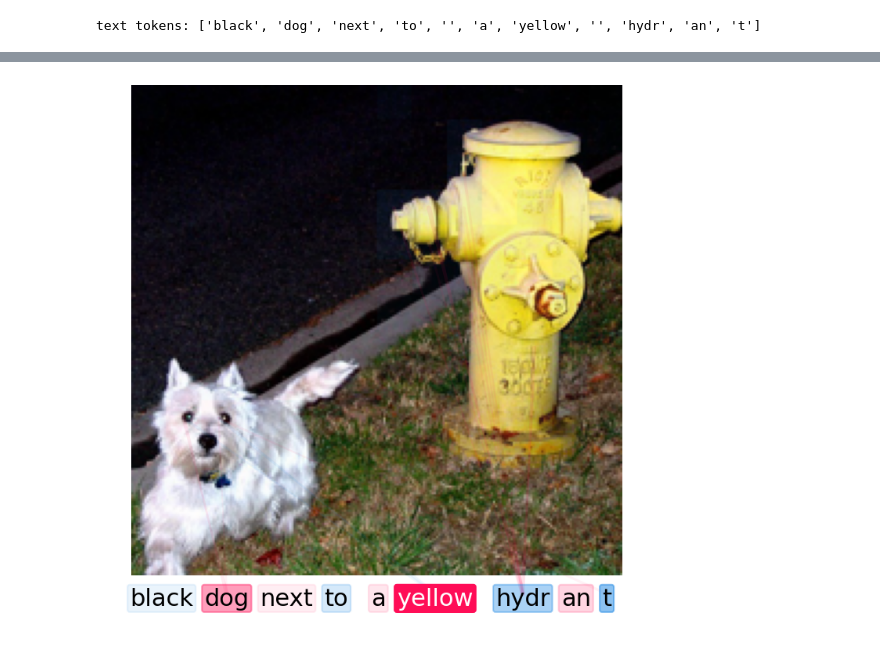
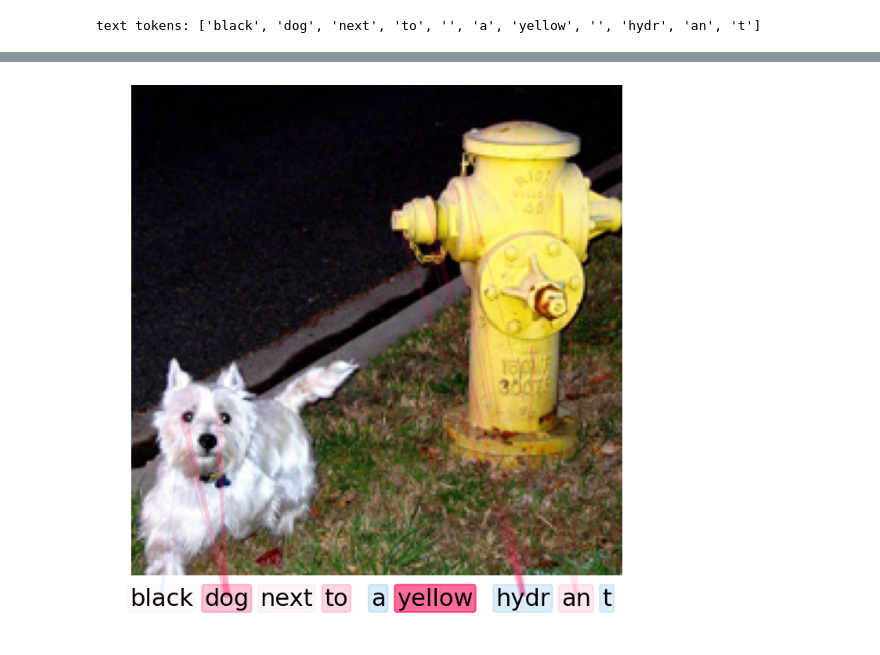
Before and after one commit to yhuang122/Image-Explanations-with-shapiq, a Jupyter notebook: example_siglip.ipynb, the cells around one changed output, grey strips where cells are left out. Saved outputs shown, nothing was run; the diff lists cells and outputs as text; code cells hidden in the pictures.

```diff
--- a/example_siglip.ipynb
+++ b/example_siglip.ipynb
@@ -50,14 +97,13 @@ fixlip = src.fixlip.FIxLIP(
 # %%
-from src.utils import create_crossmodal_interaction_lookup
-
-crossmodal_lookup = create_crossmodal_interaction_lookup(
-    n_players_image=game.n_players_image,
-    n_players_text=game.n_players_text,
-)
+# Larger budget (2^16 = 65536) — chunked aggregation keeps memory safe.
+from ImputerFactory.regression import crossmodal_approximation
+import time
 
 src.utils.set_seed(0)
-interaction_values = fixlip.approximate_crossmodal(
-    game,
-    budget=2**16,
-    interaction_lookup=crossmodal_lookup,
+t0 = time.time()
+interaction_values = crossmodal_approximation(
+    fixlip, game, budget=2**16, chunk_size=10000, time_game=True,
 )
+t1 = time.time()
+print(f"Done in {t1-t0:.1f}s", flush=True)
+print(f"n_interactions: {len(interaction_values)}", flush=True)
@@ -88,21 +161,54 @@ text tokens: ['black', 'dog', 'next', 'to', '', 'a', 'yellow', '', 'hydr', 'an',
 # %%
 import matplotlib.pyplot as plt
+import numpy as np
+
+# SigLIP has 207 players (196 image + 11 text).  The raw top-14 pair
+# interactions are dominated by text-text pairs which draw lines within
+# the text region only, making it look like coordinate mapping is broken.
+#
+# Fix: zero out image-image and text-text pair values so the connection
+# lines show only crossmodal (image↔text) interactions.
+n_img = n_players_image
+n_txt = interaction_values.n_players - n_img
+# InteractionValues has no .copy(); create a new object with the same structure.
+iv_filtered = shapiq.InteractionValues(
+    values=interaction_values.values.copy(),
+    interaction_lookup=interaction_values.interaction_lookup,
+    baseline_value=interaction_values.baseline_value,
+    n_players=interaction_values.n_players,
+    index=interaction_values.index,
+    max_order=interaction_values.max_order,
+    min_order=interaction_values.min_order,
+    estimated=interaction_values.estimated,
+    estimation_budget=interaction_values.estimation_budget,
+)
+
+for interaction in iv_filtered.interaction_lookup:
+    if len(interaction) == 2:
+        p0, p1 = interaction
+        is_p0_img = p0 < n_img
+        is_p1_img = p1 < n_img
+        if is_p0_img == is_p1_img:
+            # image-image or text-text pair → suppress
+            idx = iv_filtered.interaction_lookup[interaction]
+            iv_filtered.values[idx] = 0.0
 
 src.plot.plot_image_and_text_together(
     img=input_image_denormalized,
     text=text_tokens,
-    image_players=list(range(n_players_image)),
-    iv=interaction_values,
+    image_players=list(range(n_img)),
+    iv=iv_filtered,
     plot_interactions=True,
-    top_k=14,
+    top_k=min(14, n_img * n_txt),  # cap at number of crossmodal pairs
     normalize_jointly=True,
     figsize=(7, 7),
     fontsize=22,
     margin=0.3,
     color_text=True,
     plot_heatmap=True,
     show=False,
+    max_value=4,
 )
 plt.tight_layout(pad=0.15)
 # %% [output]
-[figure, old version]
+[figure, new version]
```
Also changed, not shown: parts of 7 cells of this notebook, 4 other files.
